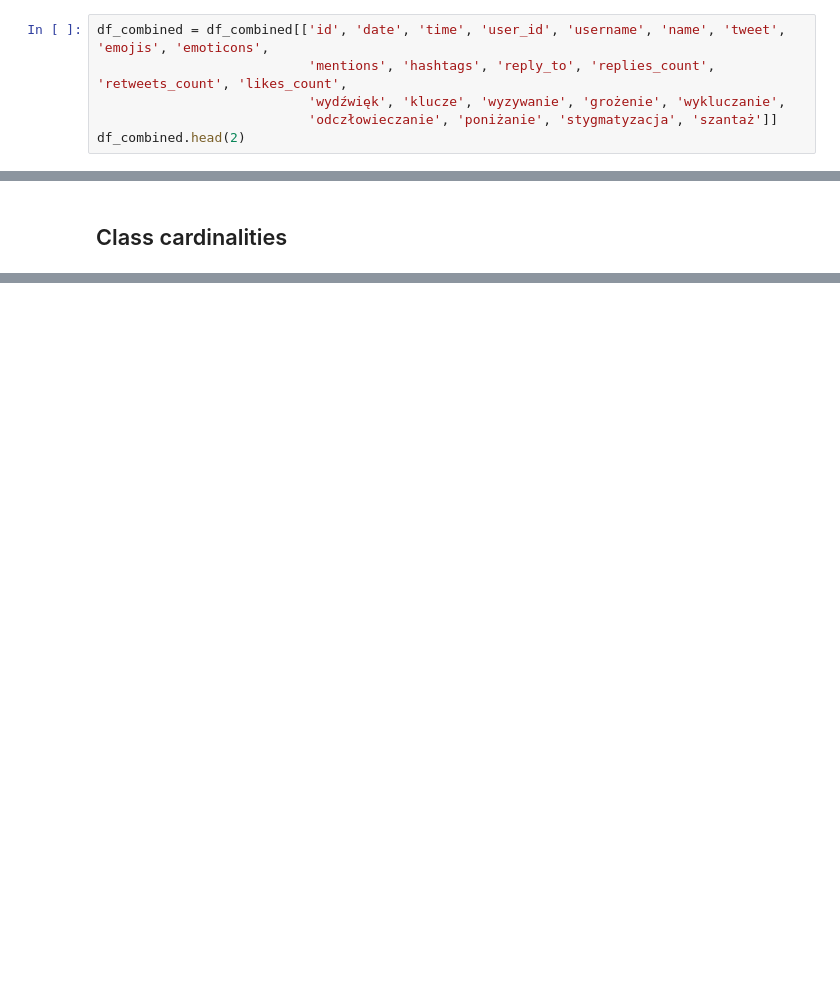
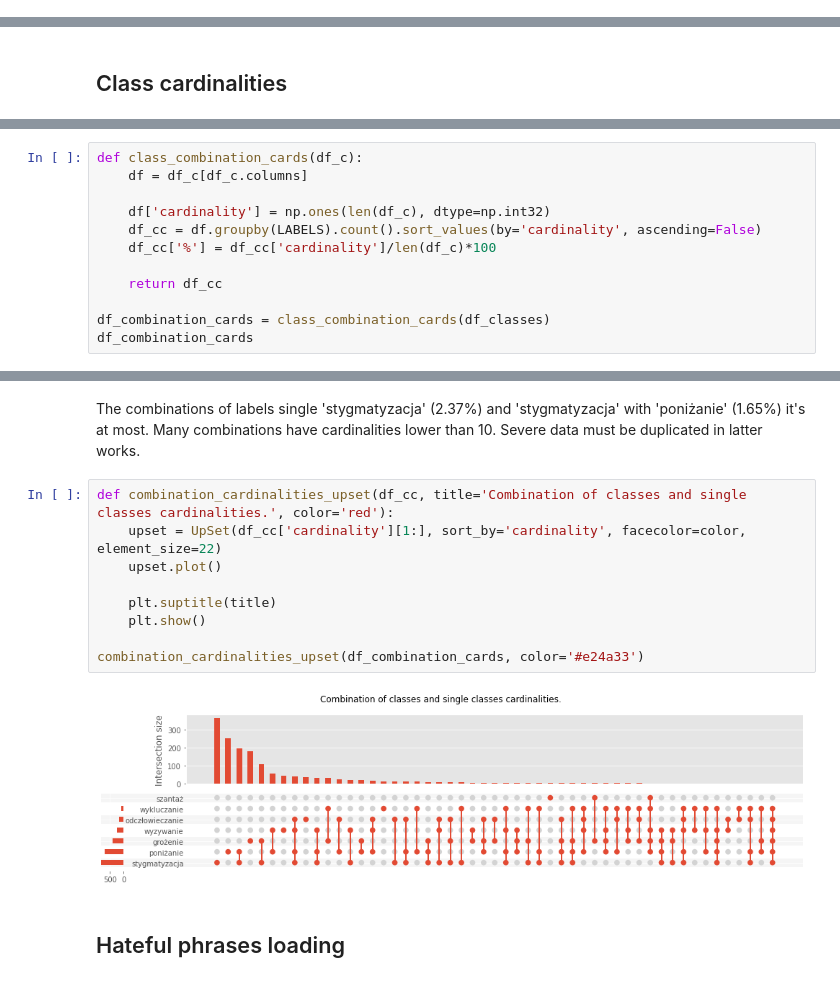
Before and after one commit to kaluzny1995/HSD2.0, a Jupyter notebook: 03. InitialDataAnalysis.ipynb, the cells around one changed output, grey strips where cells are left out. Saved outputs shown, nothing was run; the diff lists cells and outputs as text; blank space fills up the shorter version.

```diff
--- a/03. InitialDataAnalysis.ipynb
+++ b/03. InitialDataAnalysis.ipynb
@@ -133,7 +120 @@ Index(['date', 'time', 'user_id', 'username', 'name', 'tweet', 'emojis',
       dtype='object')
-# %%
-df_combined = df_combined[['id', 'date', 'time', 'user_id', 'username', 'name', 'tweet', 'emojis', 'emoticons',
-                           'mentions', 'hashtags', 'reply_to', 'replies_count', 'retweets_count', 'likes_count',
-                           'wydźwięk', 'klucze', 'wyzywanie', 'grożenie', 'wykluczanie',
-                           'odczłowieczanie', 'poniżanie', 'stygmatyzacja', 'szantaż']]
-df_combined.head(2)
@@ -937,0 +197,12 @@ df_topic_pac_scores.head(2)
+# %%
+def class_combination_cards(df_c):
+    df = df_c[df_c.columns]
+
+    df['cardinality'] = np.ones(len(df_c), dtype=np.int32)
+    df_cc = df.groupby(LABELS).count().sort_values(by='cardinality', ascending=False)
+    df_cc['%'] = df_cc['cardinality']/len(df_c)*100
+
+    return df_cc
+
+df_combination_cards = class_combination_cards(df_classes)
+df_combination_cards
@@ -937,0 +228,15 @@ df_topic_pac_scores.head(2)
+# %% [markdown]
+The combinations of labels single 'stygmatyzacja' (2.37%) and 'stygmatyzacja' with 'poniżanie' (1.65%) it's at most. Many combinations have cardinalities lower than 10. Severe data must be duplicated in latter works.
+# %%
+def combination_cardinalities_upset(df_cc, title='Combination of classes and single classes cardinalities.', color='red'):
+    upset = UpSet(df_cc['cardinality'][1:], sort_by='cardinality', facecolor=color, element_size=22)
+    upset.plot()
+
+    plt.suptitle(title)
+    plt.show()
+
+combination_cardinalities_upset(df_combination_cards, color='#e24a33')
+# %% [output]
+[figure, added]
+# %% [markdown]
+## Hateful phrases loading
```
Also changed, not shown: parts of 123 cells of this notebook, 7 other files.
